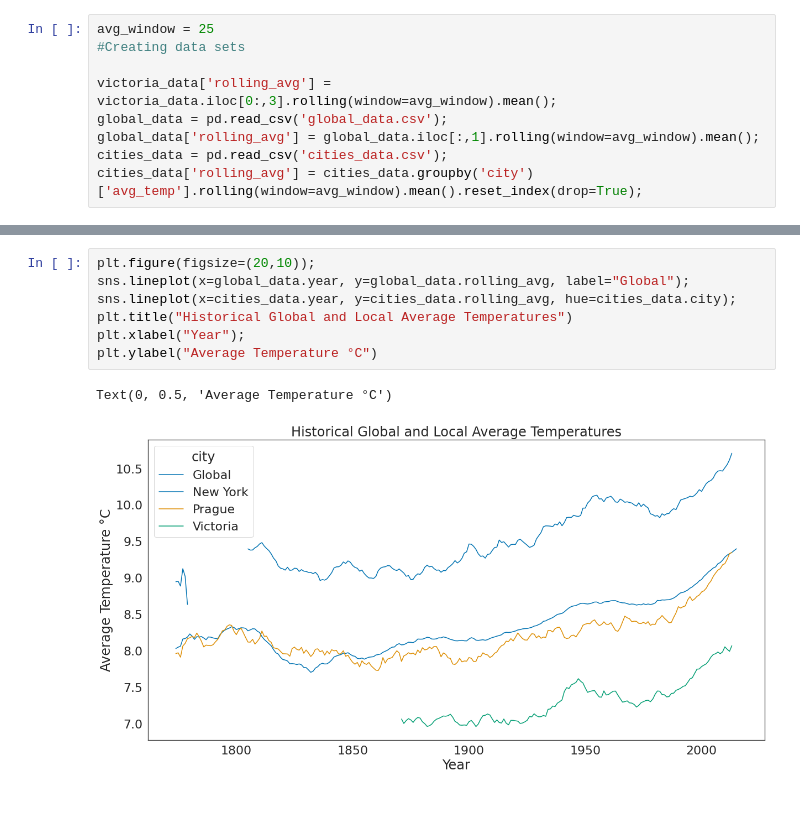
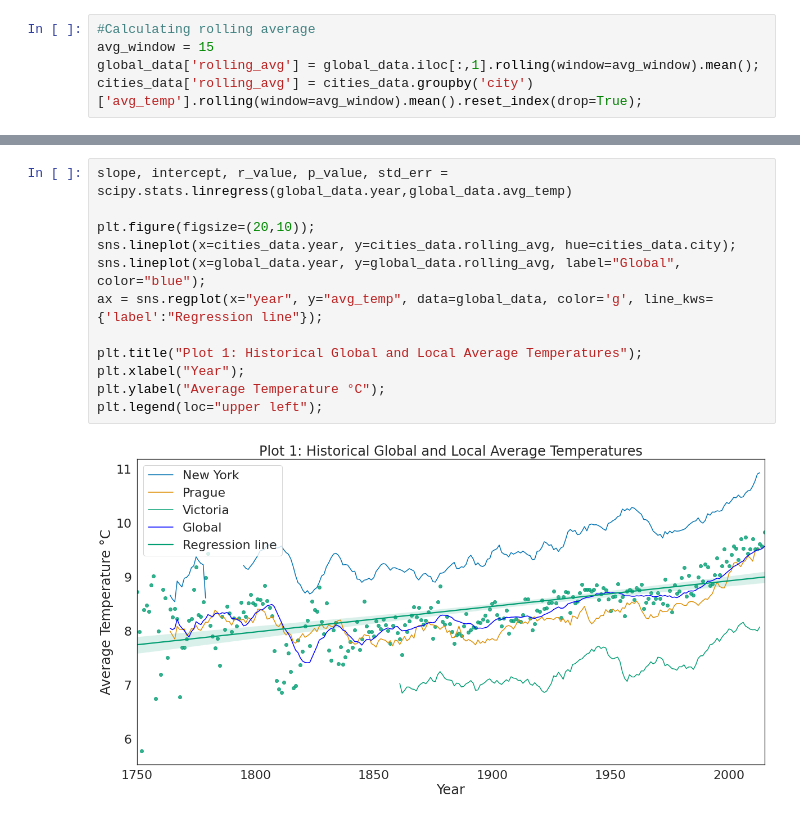
Before and after one commit to Samosaurus/Weather-Trends, a Jupyter notebook: weatherTrends.ipynb, the cells around one changed output, grey strips where cells are left out. Saved outputs shown, nothing was run; the diff lists cells and outputs as text.

```diff
--- a/weatherTrends.ipynb
+++ b/weatherTrends.ipynb
@@ -9,9 +45,5 @@ import scipy.stats
 # %%
-avg_window = 25
-#Creating data sets
-
-victoria_data['rolling_avg'] = victoria_data.iloc[0:,3].rolling(window=avg_window).mean();
-global_data = pd.read_csv('global_data.csv');
+#Calculating rolling average
+avg_window = 15
 global_data['rolling_avg'] = global_data.iloc[:,1].rolling(window=avg_window).mean();
-cities_data = pd.read_csv('cities_data.csv');
 cities_data['rolling_avg'] = cities_data.groupby('city')['avg_temp'].rolling(window=avg_window).mean().reset_index(drop=True);
@@ -39,10 +64,14 @@ plt.legend(['Global','Victoria']);
 # %%
+slope, intercept, r_value, p_value, std_err = scipy.stats.linregress(global_data.year,global_data.avg_temp)
+
 plt.figure(figsize=(20,10));
-sns.lineplot(x=global_data.year, y=global_data.rolling_avg, label="Global");
 sns.lineplot(x=cities_data.year, y=cities_data.rolling_avg, hue=cities_data.city);
-plt.title("Historical Global and Local Average Temperatures")
+sns.lineplot(x=global_data.year, y=global_data.rolling_avg, label="Global", color="blue");
+ax = sns.regplot(x="year", y="avg_temp", data=global_data, color='g', line_kws={'label':"Regression line"});
+
+plt.title("Plot 1: Historical Global and Local Average Temperatures");
 plt.xlabel("Year");
-plt.ylabel("Average Temperature °C")
+plt.ylabel("Average Temperature °C");
+plt.legend(loc="upper left");
 # %% [output]
-Text(0, 0.5, 'Average Temperature °C')
-[figure, old version]
+[figure, new version]
```
Also changed, not shown: parts of 16 cells of this notebook, 1 other file.
